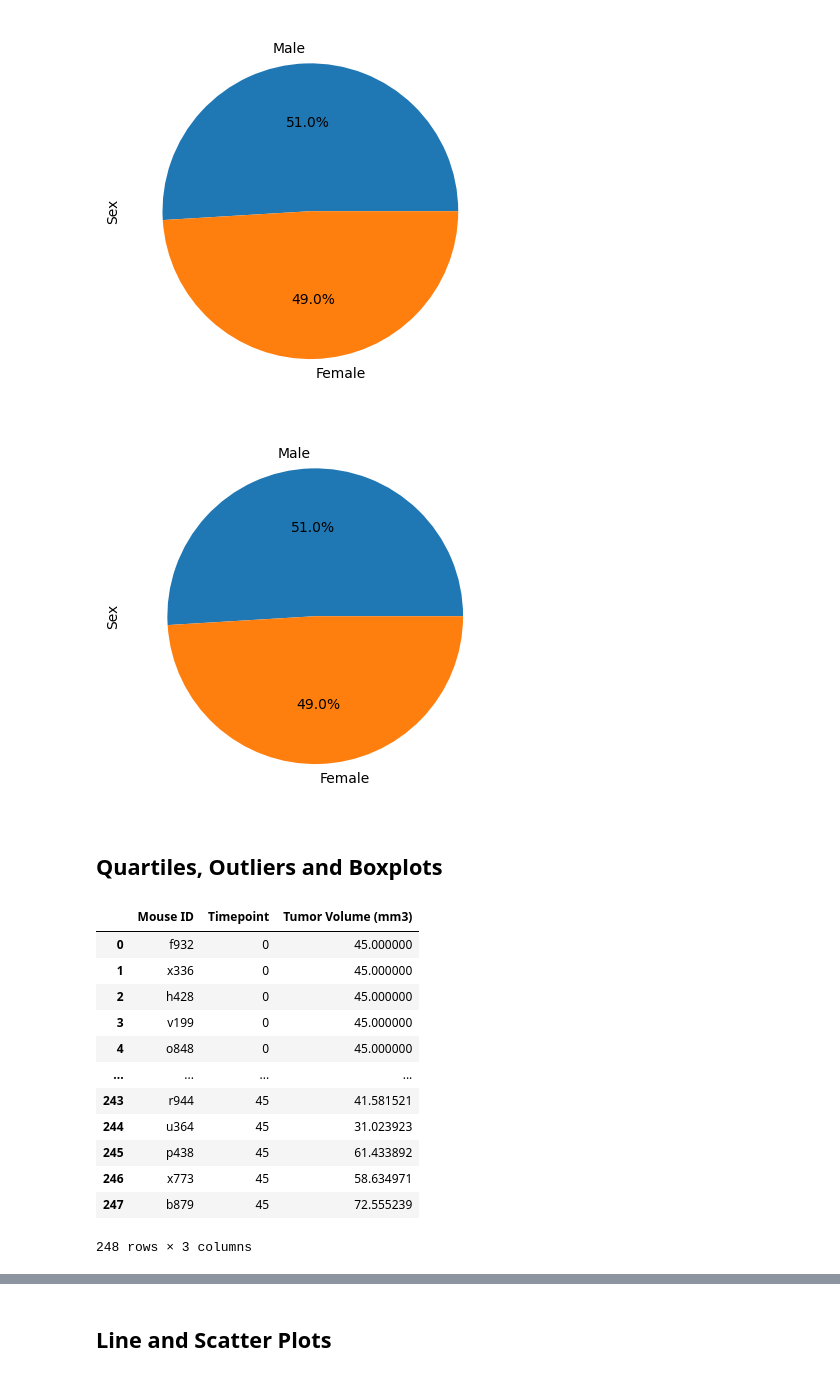
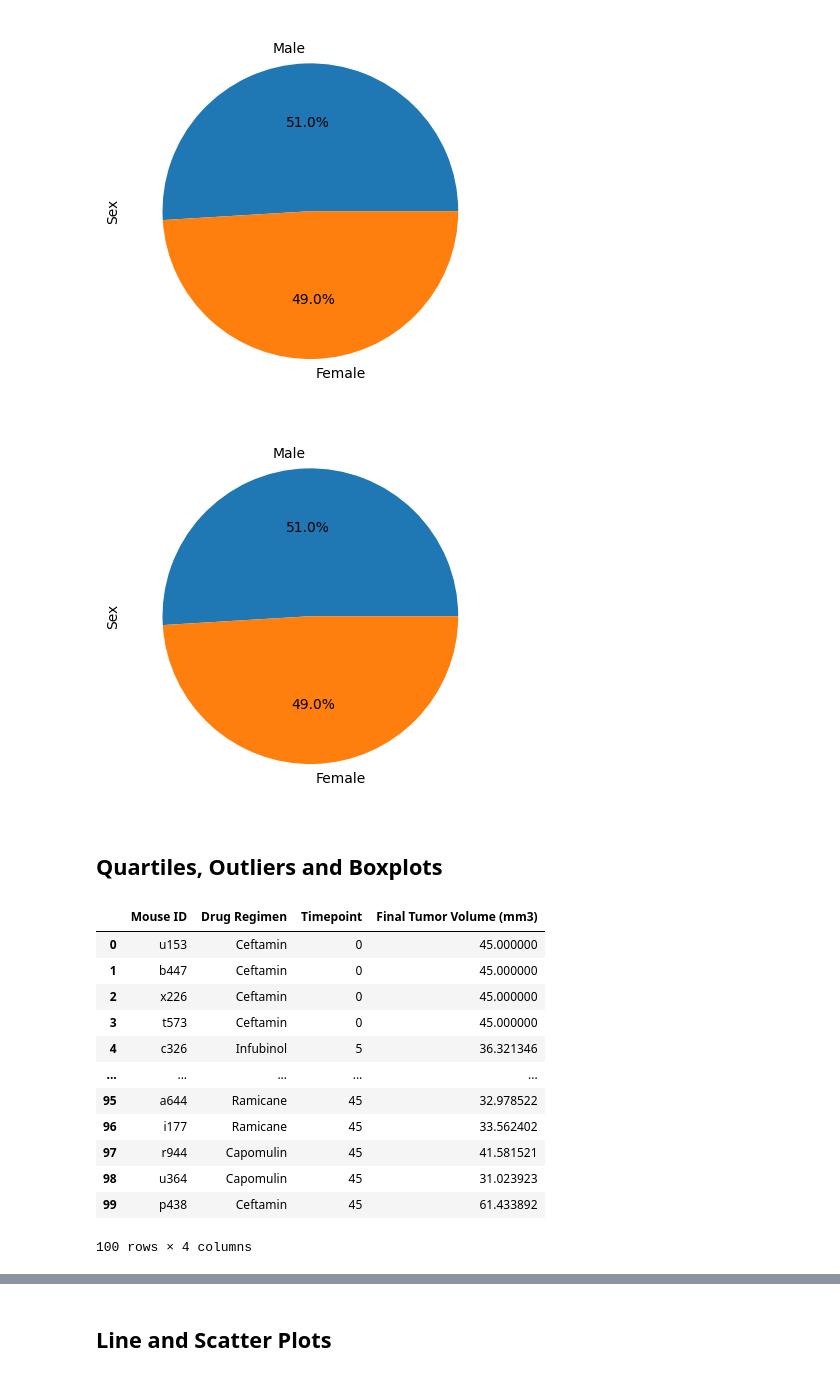
Before and after one commit to ComfyKoala/pymaceuticals-challenge, a Jupyter notebook: Pymaceuticals/pymaceuticals.ipynb, the cells around one changed output, grey strips where cells are left out. Drawn from its saved outputs; the diff is of its cells as text; code cells hidden in the pictures.

```diff
--- a/Pymaceuticals/pymaceuticals.ipynb
+++ b/Pymaceuticals/pymaceuticals.ipynb
@@ -151,35 +165,38 @@ sex_plot = clean_study_data['Sex'].value_counts().plot(kind='pie', ylabel='Sex',
 [figure]
 # %%
 # Generate a pie plot showing the distribution of female versus male mice using pyplot
-plt.pie(clean_study_data['Sex'].value_counts(),labels=['Male','Female'],autopct='%.1f%%')
-plt.ylabel('Sex')
+plt.pie(sex_counts,labels=['Male','Female'],autopct='%.1f%%')
+# ; added to silence output
+plt.ylabel('Sex');
 # %% [output]
-[figure, old version]
+[figure, new version]
 # %% [markdown]
 ## Quartiles, Outliers and Boxplots
 # %%
 # Calculate the final tumor volume of each mouse across four of the treatment regimens:
 # Capomulin, Ramicane, Infubinol, and Ceftamin
+specific_drugs = clean_study_data[clean_study_data['Drug Regimen'].isin(['Capomulin', 'Ramicane', 'Infubinol', 'Ceftamin'])]
 
 # Start by getting the last (greatest) timepoint for each mouse
-greatest_timepoint = clean_study_data.groupby('Mouse ID')['Timepoint'].max()
+greatest_timepoint = specific_drugs.groupby('Mouse ID')['Timepoint'].max()
 
 # Merge this group df with the original DataFrame to get the tumor volume at the last timepoint
 largest_tumors = clean_study_data.merge(greatest_timepoint, on=['Mouse ID', 'Timepoint'])
-largest_tumors[['Mouse ID', 'Timepoint','Tumor Volume (mm3)']]
+largest_tumors = largest_tumors.rename(columns={'Tumor Volume (mm3)':'Final Tumor Volume (mm3)'})
+largest_tumors[['Mouse ID', 'Drug Regimen', 'Timepoint','Final Tumor Volume (mm3)']]
 # %% [output]
-|  | Mouse ID | Timepoint | Tumor Volume (mm3) |
-| 0 | f932 | 0 | 45.000000 |
-| 1 | x336 | 0 | 45.000000 |
-| 2 | h428 | 0 | 45.000000 |
-| 3 | v199 | 0 | 45.000000 |
-| 4 | o848 | 0 | 45.000000 |
-| ... | ... | ... | ... |
-| 243 | r944 | 45 | 41.581521 |
-| 244 | u364 | 45 | 31.023923 |
-| 245 | p438 | 45 | 61.433892 |
-| 246 | x773 | 45 | 58.634971 |
-| 247 | b879 | 45 | 72.555239 |
+|  | Mouse ID | Drug Regimen | Timepoint | Final Tumor Volume (mm3) |
+| 0 | u153 | Ceftamin | 0 | 45.000000 |
+| 1 | b447 | Ceftamin | 0 | 45.000000 |
+| 2 | x226 | Ceftamin | 0 | 45.000000 |
+| 3 | t573 | Ceftamin | 0 | 45.000000 |
+| 4 | c326 | Infubinol | 5 | 36.321346 |
+| ... | ... | ... | ... | ... |
+| 95 | a644 | Ramicane | 45 | 32.978522 |
+| 96 | i177 | Ramicane | 45 | 33.562402 |
+| 97 | r944 | Capomulin | 45 | 41.581521 |
+| 98 | u364 | Capomulin | 45 | 31.023923 |
+| 99 | p438 | Ceftamin | 45 | 61.433892 |
-248 rows × 3 columns
+100 rows × 4 columns
 # %%
 # Put treatments into a list for for loop (and later for plot labels)
```
Also changed, not shown: parts of 12 cells of this notebook.
